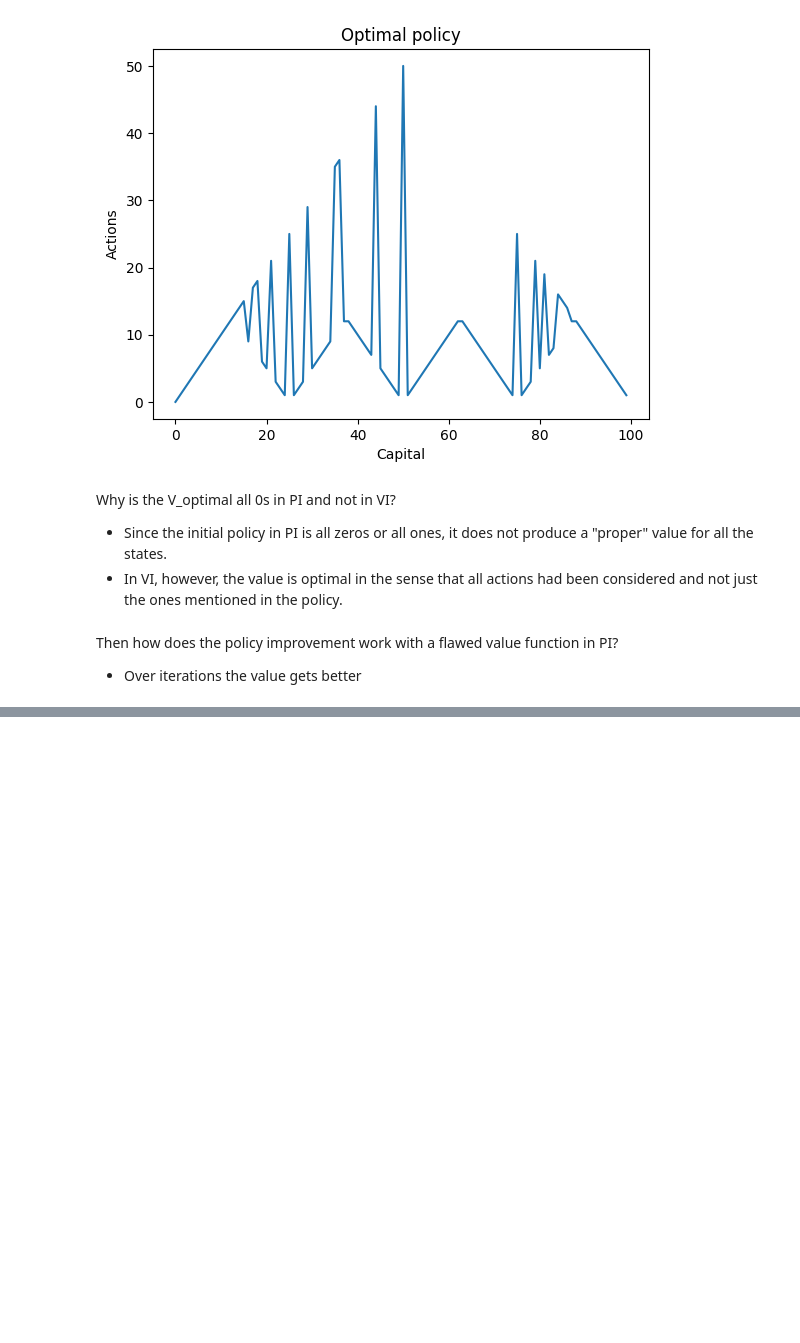
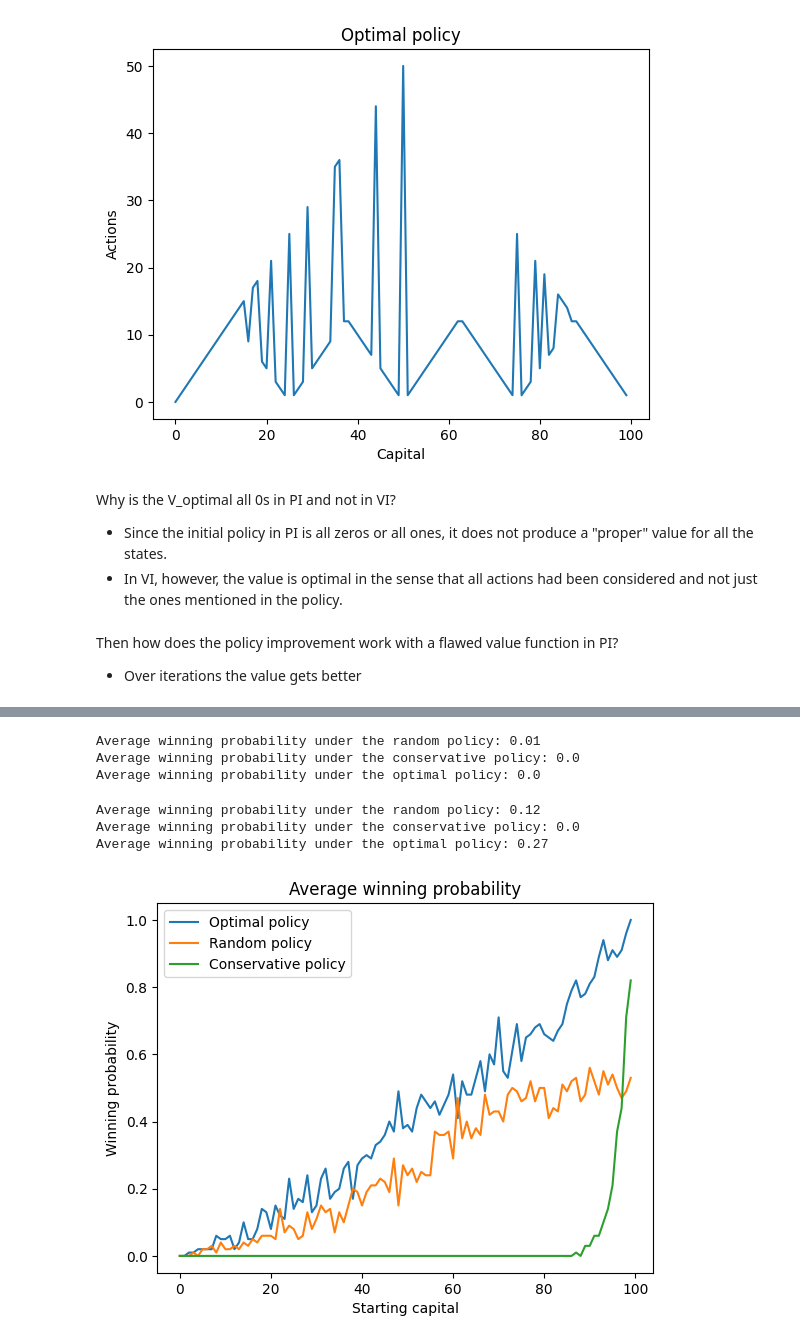
Before and after one commit to arghasree/RL, a Jupyter notebook: coin_flip_MDP.ipynb, the cells around one changed output, grey strips where cells are left out. Drawn from its saved outputs; the diff is of its cells as text; code cells hidden in the pictures; blank space fills up the shorter version.

```diff
--- a/coin_flip_MDP.ipynb
+++ b/coin_flip_MDP.ipynb
@@ -292,0 +305,9 @@ Then how does the policy improvement work with a flawed value function in PI?
+# %%
+def optimal_gambler(current_capital):
+  return optimal_policy[current_capital].item()
+
+def random_gambler(current_capital):
+  return torch.randint(1, current_capital+1, size=(1,)).item()
+
+def conservative_gambler(current_capital):
+  return 1
@@ -292,0 +334,49 @@ Then how does the policy improvement work with a flawed value function in PI?
+# %%
+def bet(head_prob, capital, n_episode):
+  Opt_player = 0 # state_id of the optimal player
+  Rand_player = 0 # state_id of the random player
+  Cons_player = 0 # state_id of the conservative player
+
+  for episode in range(n_episode):
+    Opt_player += run_episode(head_prob, capital, optimal_gambler)
+    Cons_player += run_episode(head_prob, capital, conservative_gambler)
+    Rand_player += run_episode(head_prob, capital, random_gambler)
+
+  return Opt_player, Rand_player, Cons_player
+# %%
+Opt_player, Rand_player, Cons_player = bet(head_prob = 0.40, capital = 4, n_episode = 100)
+print('Average winning probability under the random policy: {}'.format(Rand_player/100))
+print('Average winning probability under the conservative policy: {}'.format(Cons_player/100))
+print('Average winning probability under the optimal policy: {}'.format(Opt_player/100))
+# %% [output]
+Average winning probability under the random policy: 0.01
+Average winning probability under the conservative policy: 0.0
+Average winning probability under the optimal policy: 0.0
+# %%
+Opt_player, Rand_player, Cons_player = bet(head_prob = 0.40, capital = 40, n_episode = 100)
+print('Average winning probability under the random policy: {}'.format(Rand_player/100))
+print('Average winning probability under the conservative policy: {}'.format(Cons_player/100))
+print('Average winning probability under the optimal policy: {}'.format(Opt_player/100))
+# %% [output]
+Average winning probability under the random policy: 0.12
+Average winning probability under the conservative policy: 0.0
+Average winning probability under the optimal policy: 0.27
+# %%
+o=[]; r=[]; c=[]
+for i in range(1, 101):
+  Opt_player, Rand_player, Cons_player = bet(head_prob = 0.40, capital = i, n_episode = 100)
+  o.append(Opt_player/100)
+  r.append(Rand_player/100)
+  c.append(Cons_player/100)
+# %%
+import matplotlib.pyplot as plt
+plt.plot(o, label='Optimal policy')
+plt.plot(r, label='Random policy')
+plt.plot(c, label='Conservative policy')
+plt.title('Average winning probability')
+plt.legend()
+plt.xlabel('Starting capital')
+plt.ylabel('Winning probability')
+plt.show()
+# %% [output]
+[figure, added]
```
Also changed, not shown: parts of 4 cells of this notebook.
